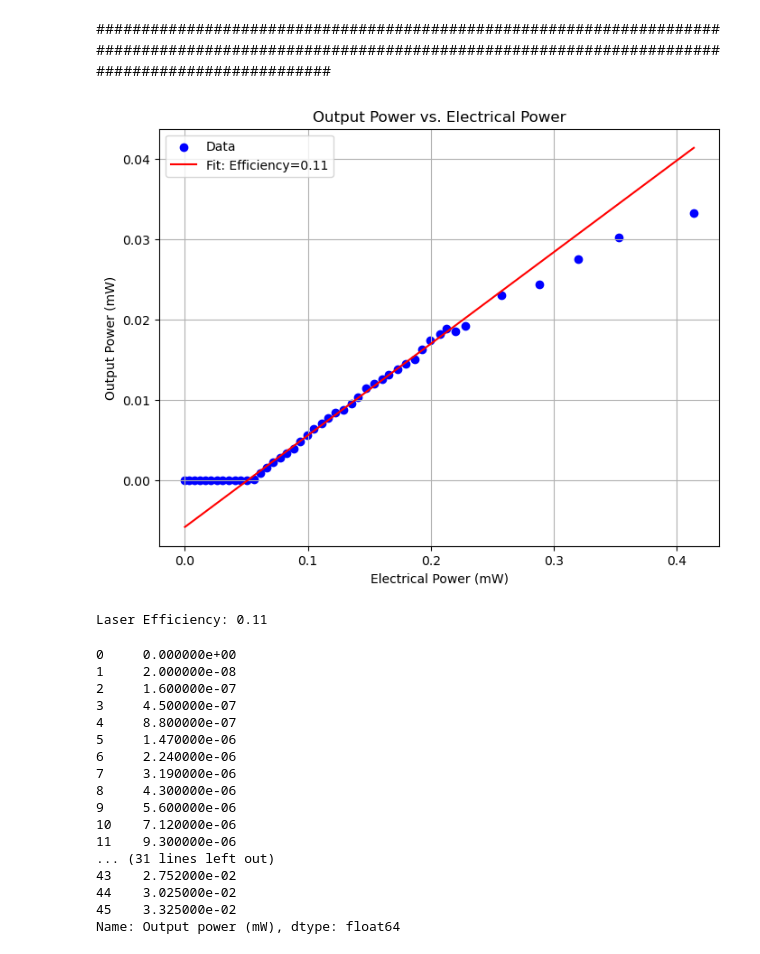
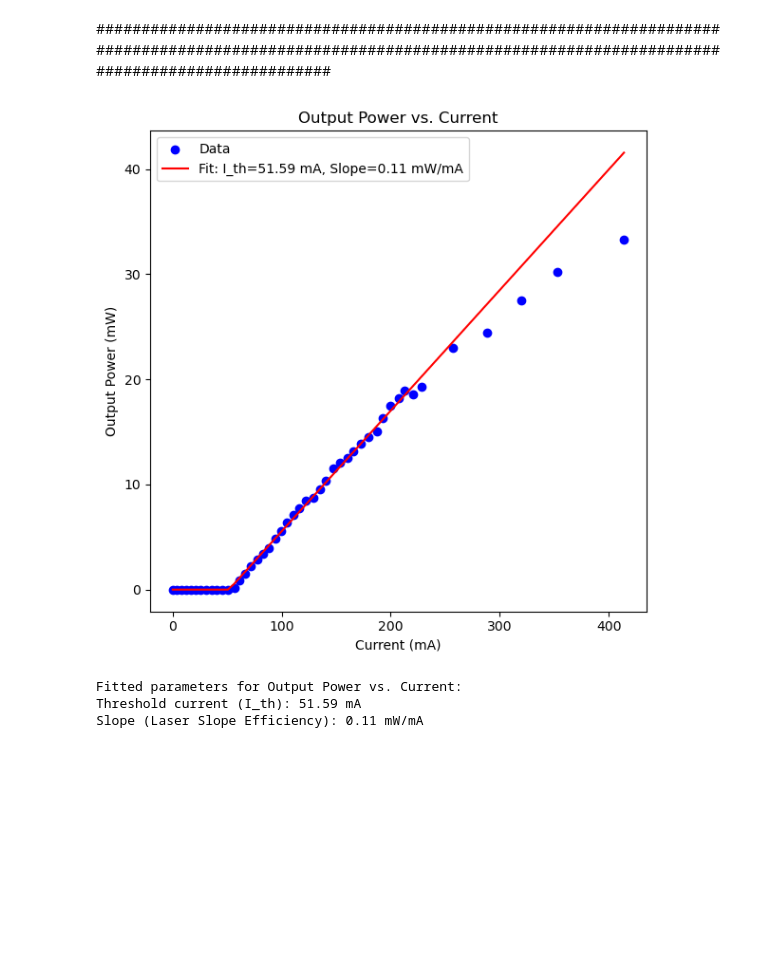
Before and after one commit to sdracia/Q-OpticsLaser, a Jupyter notebook: lab4/analysis.ipynb, the cells around one changed output. Drawn from its saved outputs; the diff is of its cells as text; code cells hidden in the pictures; blank space fills up the shorter version.

```diff
--- a/lab4/analysis.ipynb
+++ b/lab4/analysis.ipynb
@@ -106,60 +106,50 @@ Average Power-Conversion Efficiency: 5.06 %
 # %% [markdown]
 ####################################################################################################################################################################
 # %%
-# Convert current to amperes for calculations
-current_amperes = current * 1e-3
+# Load the dataset
+file_path = '/home/sdruci/Q-OpticsLaser/lab4/Mod_Laser_emission_DL_ECLSFL1550S.xlsx'
+data = pd.read_excel(file_path, sheet_name='Foglio1')
+
+# Extract relevant columns
+current = data['Current (mA)']  # Current in mA
+voltage = data['Voltage drop (V)']  # Voltage in V
+output_power = data['Output power (mW)']  # Output power in mW
 
 # Calculate the electrical power input (V * I)
-electrical_power = voltage * current_amperes * 1e3  # In watts (W)
+electrical_power = voltage * current   # In watts (W)
 
 # Define a linear model for output power vs. electrical power
-def linear_efficiency_model(P_electrical, efficiency, q):
-    return efficiency * P_electrical + q
+def linear_model(p, p_th, slope):
+    return slope * np.maximum(p - p_th, 0)
 
-short_x = electrical_power[13:41]
-short_y = output_power[13:41]
 
-# Fit the linear model to the output power vs. electrical power data
-initial_guess_efficiency = [0.5, -1]  # Initial guess for efficiency
-popt_efficiency, _ = curve_fit(linear_efficiency_model, short_x, short_y, p0=initial_guess_efficiency)
+initial_guess_power = [50, 0.14]  # Initial guess for I_th (mA) and slope (mW/mA)
+popt_power, _ = curve_fit(linear_model, electrical_power[:41], output_power[:41], p0=initial_guess_power)
 
-# Extract the fitted efficiency
-laser_efficiency = popt_efficiency[0]  # Slope is the efficiency
-laser_ordinata = popt_efficiency[1]  # Slope is the efficiency
+# Calculate slope efficiency (dP/dI above threshold)
+slope_efficiency = popt_power[1]  # Slope from the linear fit is the slope efficiency
 
-# Generate plot
-plt.figure(figsize=(8, 6))
+
+# Generate plots
+plt.figure(figsize=(6, 6))
+
 plt.scatter(electrical_power, output_power, label='Data', color='blue')
-plt.plot(electrical_power, linear_efficiency_model(electrical_power, *popt_efficiency), label=f'Fit: Efficiency={laser_efficiency:.2f}', color='red')
-plt.title('Output Power vs. Electrical Power')
-plt.xlabel('Electrical Power (mW)')
+plt.plot(electrical_power, linear_model(electrical_power, *popt_power), label=f'Fit: I_th={popt_power[0]:.2f} mA, Slope={popt_power[1]:.2f} mW/mA', color='red')
+plt.title('Output Power vs. Current')
+plt.xlabel('Current (mA)')
 plt.ylabel('Output Power (mW)')
 plt.legend()
-plt.grid()
+
+
+plt.tight_layout()
 plt.show()
 
-# Print fitted efficiency
-print(f"Laser Efficiency: {laser_efficiency:.2f}")
+# Print fitted parameters
+print("Fitted parameters for Output Power vs. Current:")
+print(f"Threshold current (I_th): {popt_power[0]:.2f} mA")
+print(f"Slope (Laser Slope Efficiency): {slope_efficiency:.2f} mW/mA")
 # %% [output]
-[figure, old version]
+[figure, new version]
-Laser Efficiency: 0.11
+Fitted parameters for Output Power vs. Current:
+Threshold current (I_th): 51.59 mA
+Slope (Laser Slope Efficiency): 0.11 mW/mA
-# %%
-output_power
-# %% [output]
-0     0.000000e+00
-1     2.000000e-08
-2     1.600000e-07
-3     4.500000e-07
-4     8.800000e-07
-5     1.470000e-06
-6     2.240000e-06
-7     3.190000e-06
-8     4.300000e-06
-9     5.600000e-06
-10    7.120000e-06
-11    9.300000e-06
-... (31 lines left out)
-43    2.752000e-02
-44    3.025000e-02
-45    3.325000e-02
-Name: Output power (mW), dtype: float64
```
